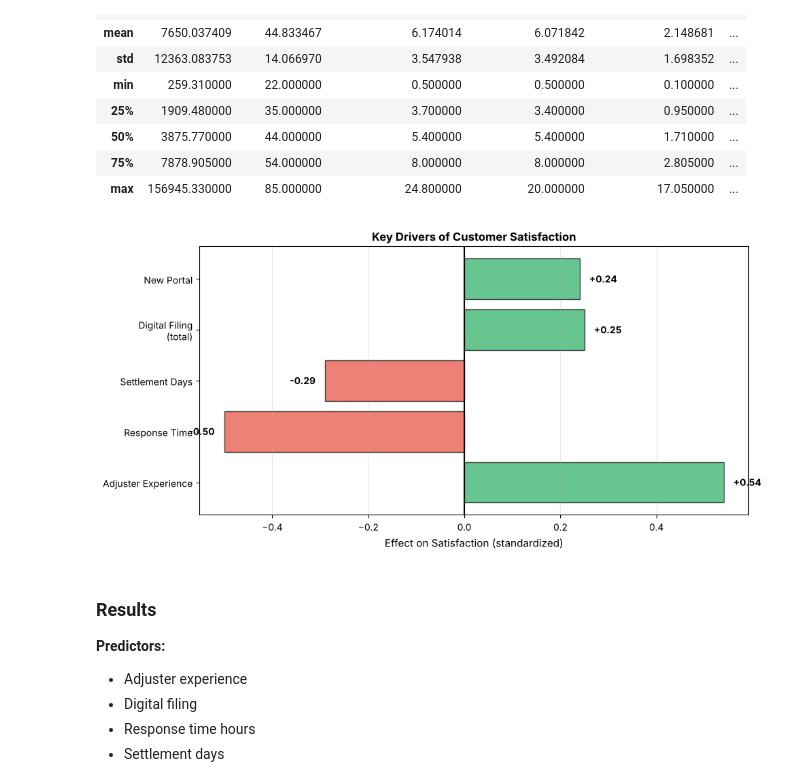
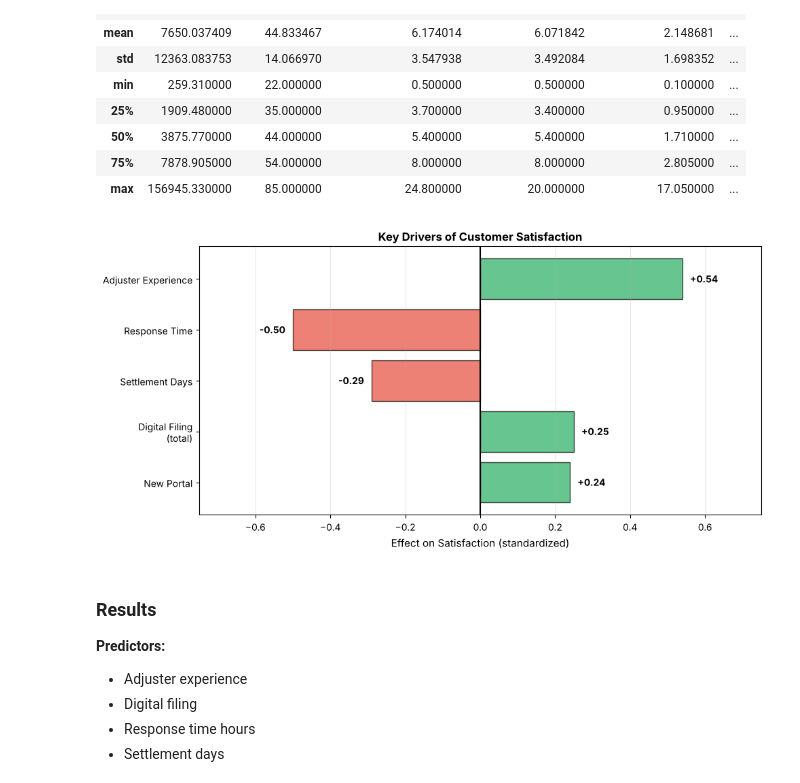
Before and after one commit to jscode-1302/insurance-claims-optimization, a Jupyter notebook: analysis.ipynb, the cells around one changed output. Cells and saved outputs as stored; diff of their text form; code cells hidden in the pictures.

```diff
--- a/analysis.ipynb
+++ b/analysis.ipynb
@@ -646,31 +646,33 @@ df.describe()
 # %%
 # Satisfaction drivers visualization for README
 fig, ax = plt.subplots(figsize=(10, 5))
 
 drivers = ['Adjuster Experience', 'Response Time', 'Settlement Days', 'Digital Filing\n(total)', 'New Portal']
 effects = [0.54, -0.50, -0.29, 0.25, 0.24]
 colors = ['#E74C3C' if x < 0 else '#27AE60' for x in effects]
 
 bars = ax.barh(drivers, effects, color=colors, alpha=0.7, edgecolor='black')
 
 # Add value labels
 for bar, effect in zip(bars, effects):
     width = bar.get_width()
     label_x = width + (0.02 if width > 0 else -0.02)
     ha = 'left' if width > 0 else 'right'
     ax.text(label_x, bar.get_y() + bar.get_height()/2., f'{effect:+.2f}',
             ha=ha, va='center', fontsize=10, fontweight='bold')
 
 ax.axvline(x=0, color='black', linewidth=1.5)
+ax.set_xlim(-0.75, 0.75)  # room for the value labels
+ax.invert_yaxis()  # biggest driver on top
 ax.set_xlabel('Effect on Satisfaction (standardized)', fontsize=11)
 ax.set_title('Key Drivers of Customer Satisfaction', fontsize=12, fontweight='bold')
 ax.grid(axis='x', alpha=0.3)
 
 plt.tight_layout()
 plt.savefig('images/satisfaction_drivers.png', dpi=300, bbox_inches='tight')
 plt.show()
 # %% [output]
-[figure, old version]
+[figure, new version]
 # %% [markdown]
 ### Results
 
```
Also changed, not shown: parts of 2 cells of this notebook, 1 other file.
